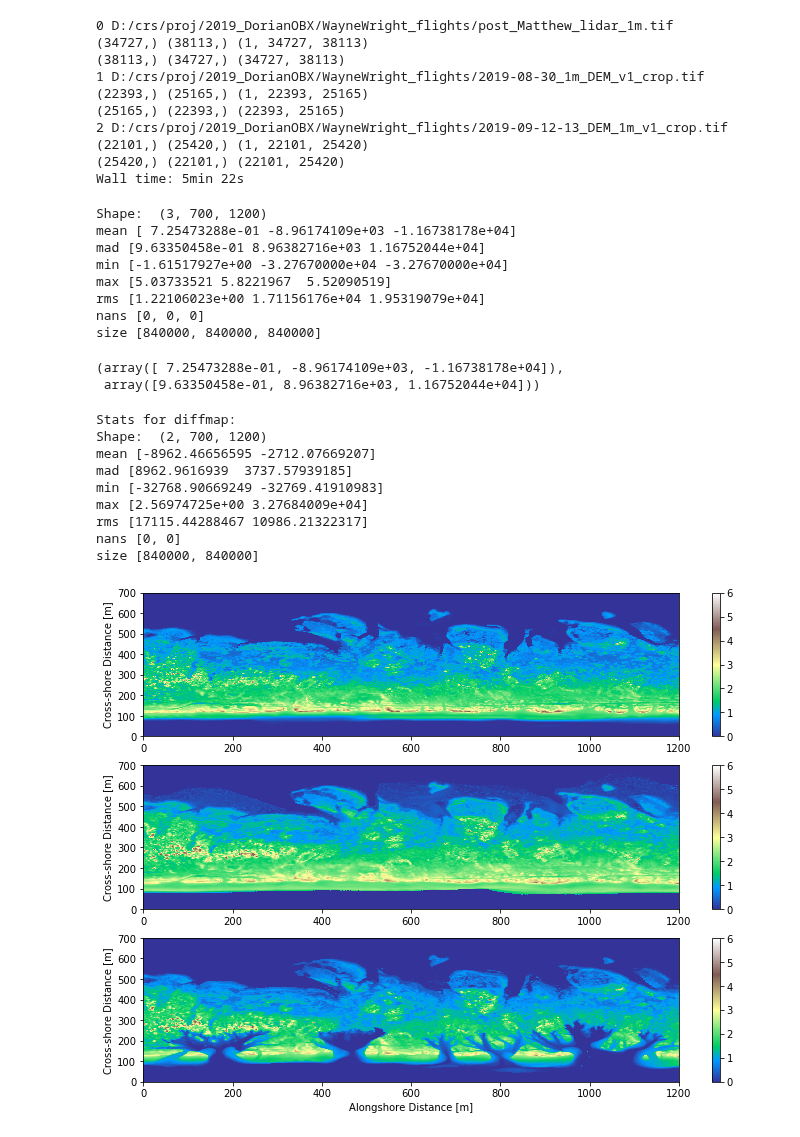
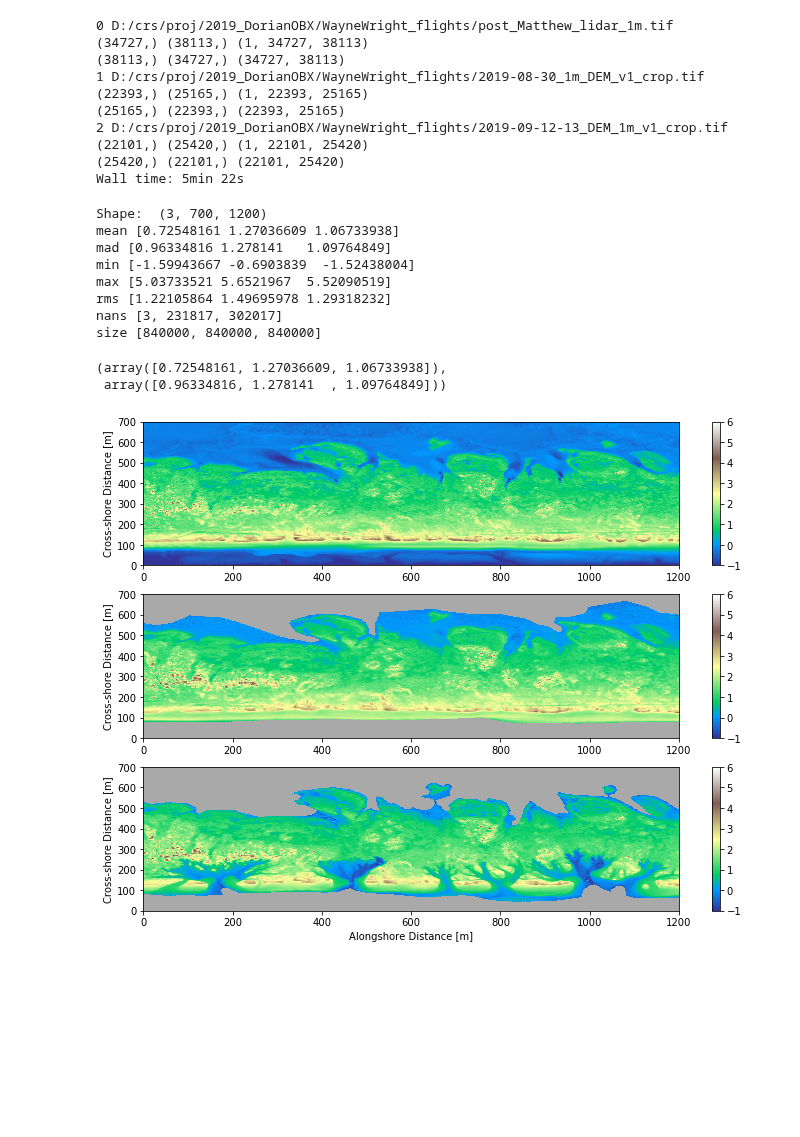
Before and after one commit to csherwood-usgs/CoreBx, a Jupyter notebook: Core_Bx_grid1.ipynb, the cells around one changed output. Cells and saved outputs as stored; diff of their text form; code cells hidden in the pictures; blank space fills up the shorter version.

```diff
--- a/Core_Bx_grid1.ipynb
+++ b/Core_Bx_grid1.ipynb
@@ -239,39 +239,35 @@ dsa = xr.concat(dslist, dim='map')
 (22101,) (25420,) (1, 22101, 25420)
 (25420,) (22101,) (22101, 25420)
 Wall time: 5min 22s
+# %%
+# Copy to np array; replace missing values with NaNs
+dsaa = dsa.values
+dsaa[1,:,:]=dsaa[1,:,:]-0.17
+dsaa[dsaa <= -1.6]=np.NaN
 # %%
-map_stats(dsa)
+map_stats(dsaa)
 # %% [output]
 Shape:  (3, 700, 1200)
-mean [ 7.25473288e-01 -8.96174109e+03 -1.16738178e+04]
-mad [9.63350458e-01 8.96382716e+03 1.16752044e+04]
-min [-1.61517927e+00 -3.27670000e+04 -3.27670000e+04]
-max [5.03733521 5.8221967  5.52090519]
-rms [1.22106023e+00 1.71156176e+04 1.95319079e+04]
-nans [0, 0, 0]
+mean [0.72548161 1.27036609 1.06733938]
+mad [0.96334816 1.278141   1.09764849]
+min [-1.59943667 -0.6903839  -1.52438004]
+max [5.03733521 5.6521967  5.52090519]
+rms [1.22105864 1.49695978 1.29318232]
+nans [3, 231817, 302017]
 size [840000, 840000, 840000]
-(array([ 7.25473288e-01, -8.96174109e+03, -1.16738178e+04]),
- array([9.63350458e-01, 8.96382716e+03, 1.16752044e+04]))
+(array([0.72548161, 1.27036609, 1.06733938]),
+ array([0.96334816, 1.278141  , 1.09764849]))
 # %%
 tcmap=plt.cm.terrain
 tcmap.set_bad(color='darkgray')
 plt.subplots(figsize=(12,9))
 for i in range(nf):
     # small plots of elevation
-    plt.subplot(3,1,i+1); plt.pcolormesh(dsa[i,:,:],cmap=tcmap,vmin=0,vmax=6)
+    plt.subplot(3,1,i+1); plt.pcolormesh(dsaa[i,:,:],cmap=tcmap,vmin=-1,vmax=6)
     if(i==2):
         plt.xlabel('Alongshore Distance [m]')
     plt.ylabel('Cross-shore Distance [m]')
     plt.colorbar()
 # %% [output]
-Stats for diffmap:
-Shape:  (2, 700, 1200)
-mean [-8962.46656595 -2712.07669207]
-mad [8962.9616939  3737.57939185]
-min [-32768.90669249 -32769.41910983]
-max [2.56974725e+00 3.27684009e+04]
-rms [17115.44288467 10986.21322317]
-nans [0, 0]
-size [840000, 840000]
-[figure, old version]
+[figure, new version]
 # %%
```
Also changed, not shown: parts of 3 cells of this notebook.
